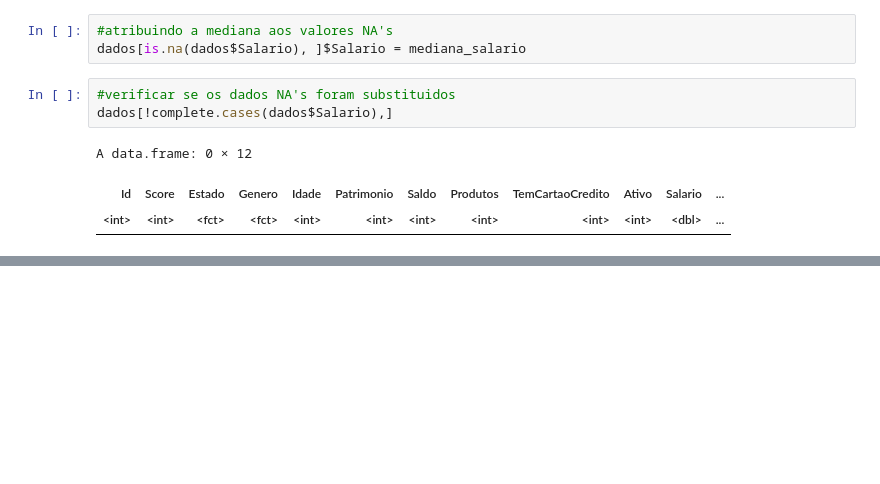
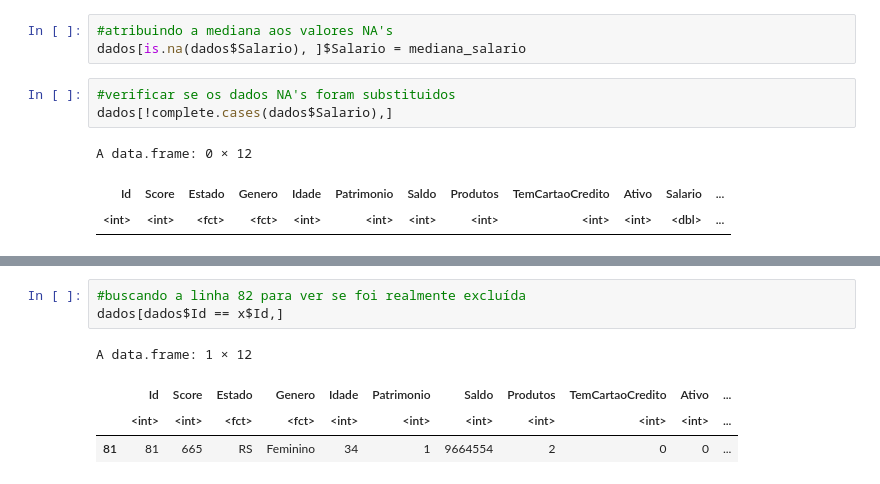
Before and after one commit to rodrigowe1988/R-Language, a Jupyter notebook: Limpeza_e_Tratamento_de_Dados_com_R.ipynb, the cells around one changed output, grey strips where cells are left out. Drawn from its saved outputs; the diff is of its cells as text; blank space fills up the shorter version.

```diff
--- a/Limpeza_e_Tratamento_de_Dados_com_R.ipynb
+++ b/Limpeza_e_Tratamento_de_Dados_com_R.ipynb
@@ -142,0 +248,8 @@ A data.frame: 0 × 12
+# %%
+#buscando a linha 82 para ver se foi realmente excluída
+dados[dados$Id == x$Id,]
+# %% [output]
+A data.frame: 1 × 12
+|  | Id | Score | Estado | Genero | Idade | Patrimonio | Saldo | Produtos | TemCartaoCredito | Ativo | ... |
+|  | <int> | <int> | <fct> | <fct> | <int> | <int> | <int> | <int> | <int> | <int> | ... |
+| 81 | 81 | 665 | RS | Feminino | 34 | 1 | 9664554 | 2 | 0 | 0 | ... |
```
Also changed, not shown: parts of 24 cells of this notebook.
